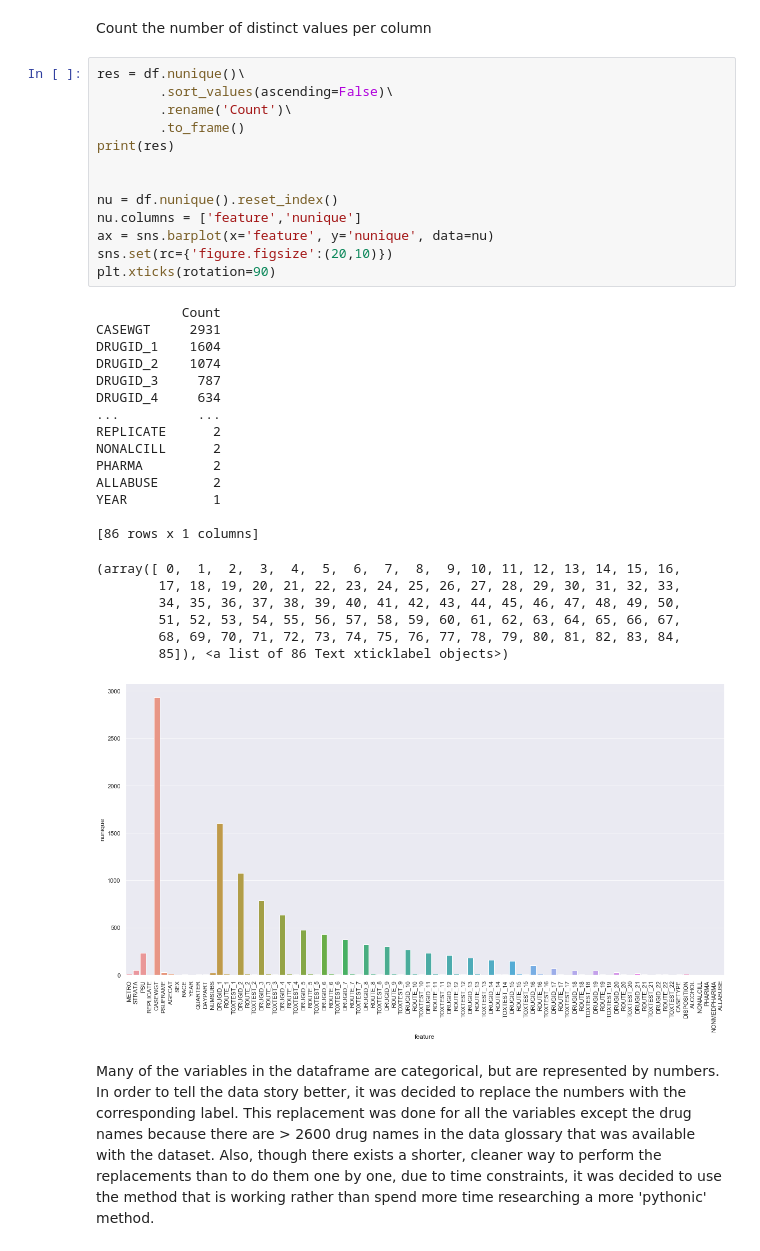
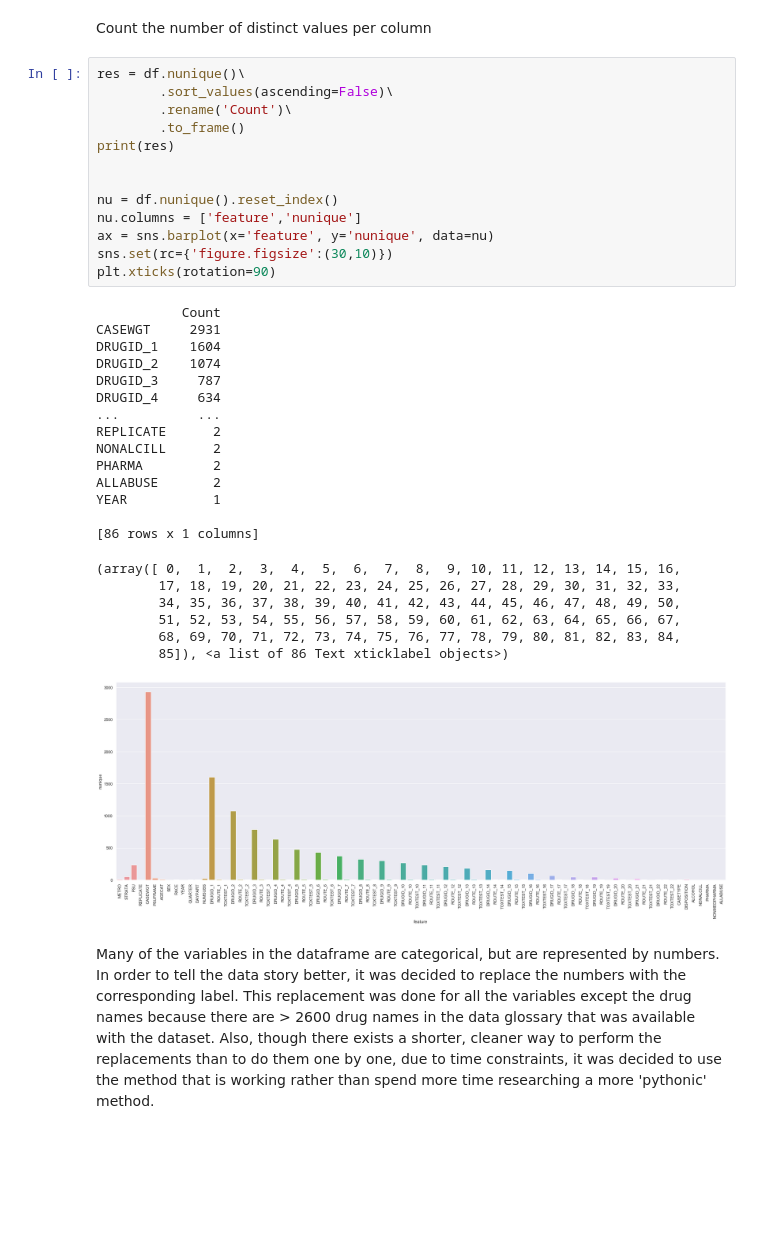
Before and after one commit to lookingglass01/springboard, a Jupyter notebook: CapstoneProjects/CP1/Code/Capstone Project 1 - Drug Abuse-Data Wrangling.ipynb, the cells around one changed output. Saved outputs shown, nothing was run; the diff lists cells and outputs as text; blank space fills up the shorter version.

```diff
--- a/CapstoneProjects/CP1/Code/Capstone Project 1 - Drug Abuse-Data Wrangling.ipynb
+++ b/CapstoneProjects/CP1/Code/Capstone Project 1 - Drug Abuse-Data Wrangling.ipynb
@@ -98,35 +103,35 @@ res = df.nunique()\
         .rename('Count')\
         .to_frame()
 print(res)
 
 
 nu = df.nunique().reset_index()
 nu.columns = ['feature','nunique']
 ax = sns.barplot(x='feature', y='nunique', data=nu)
-sns.set(rc={'figure.figsize':(20,10)})
+sns.set(rc={'figure.figsize':(30,10)})
 plt.xticks(rotation=90)
 # %% [output]
            Count
 CASEWGT     2931
 DRUGID_1    1604
 DRUGID_2    1074
 DRUGID_3     787
 DRUGID_4     634
 ...          ...
 REPLICATE      2
 NONALCILL      2
 PHARMA         2
 ALLABUSE       2
 YEAR           1
 
 [86 rows x 1 columns]
 (array([ 0,  1,  2,  3,  4,  5,  6,  7,  8,  9, 10, 11, 12, 13, 14, 15, 16,
         17, 18, 19, 20, 21, 22, 23, 24, 25, 26, 27, 28, 29, 30, 31, 32, 33,
         34, 35, 36, 37, 38, 39, 40, 41, 42, 43, 44, 45, 46, 47, 48, 49, 50,
         51, 52, 53, 54, 55, 56, 57, 58, 59, 60, 61, 62, 63, 64, 65, 66, 67,
         68, 69, 70, 71, 72, 73, 74, 75, 76, 77, 78, 79, 80, 81, 82, 83, 84,
         85]), <a list of 86 Text xticklabel objects>)
-[figure, old version]
+[figure, new version]
 # %% [markdown]
 Many of the variables in the dataframe are categorical, but are represented by numbers. In order to tell the data story better, it was decided to replace the numbers with the corresponding label. This replacement was done for all the variables except the drug names because there are > 2600 drug names in the data glossary that was available with the dataset. Also, though there exists a shorter, cleaner way to perform the replacements than to do them one by one, due to time constraints, it was decided to use the method that is working rather than spend more time researching a more 'pythonic' method.
 # %%
```
Also changed, not shown: parts of 11 cells of this notebook.
